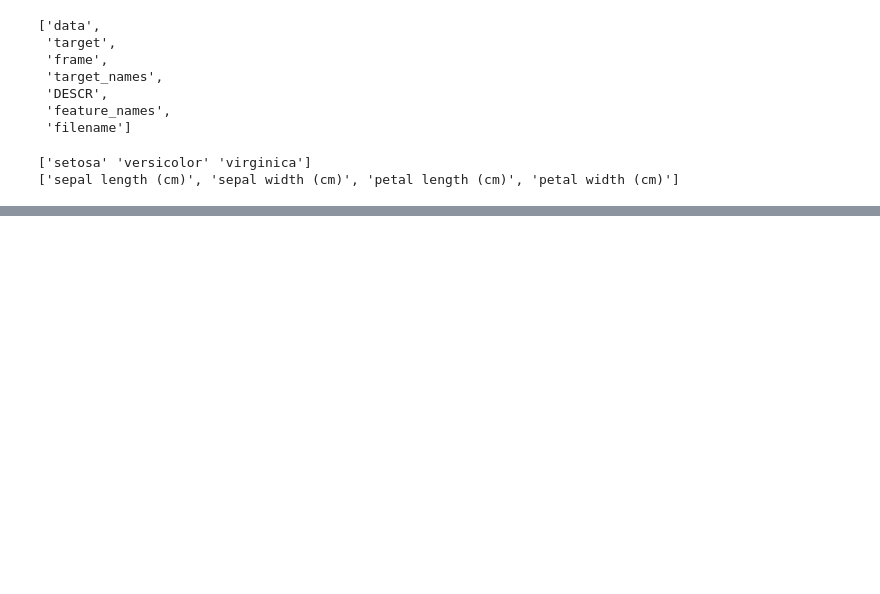
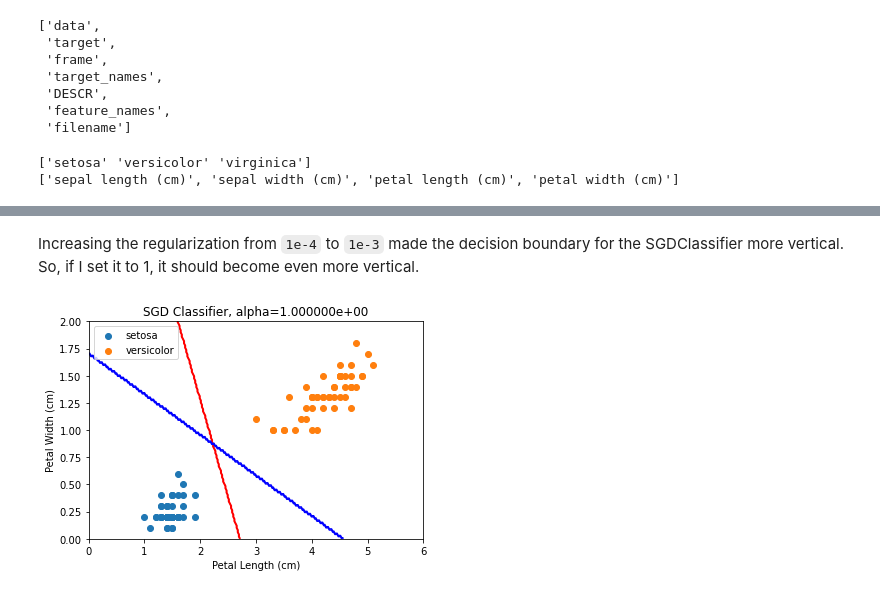
Before and after one commit to pvasudev16/handson-ml, a Jupyter notebook: chapter5.ipynb, the cells around one changed output, grey strips where cells are left out. Drawn from its saved outputs; the diff is of its cells as text; code cells hidden in the pictures; blank space fills up the shorter version.

```diff
--- a/chapter5.ipynb
+++ b/chapter5.ipynb
@@ -204,0 +262,6 @@ Pipeline(steps=[('scaler', StandardScaler()),
+# %% [markdown]
+Increasing the regularization from `1e-4` to `1e-3` made the decision boundary for the SGDClassifier more vertical. So, if I set it to 1, it should become even more vertical.
+# %%
+plot_sgd_alpha(1)
+# %% [output]
+[figure, added]
```
Also changed, not shown: parts of 22 cells of this notebook.
